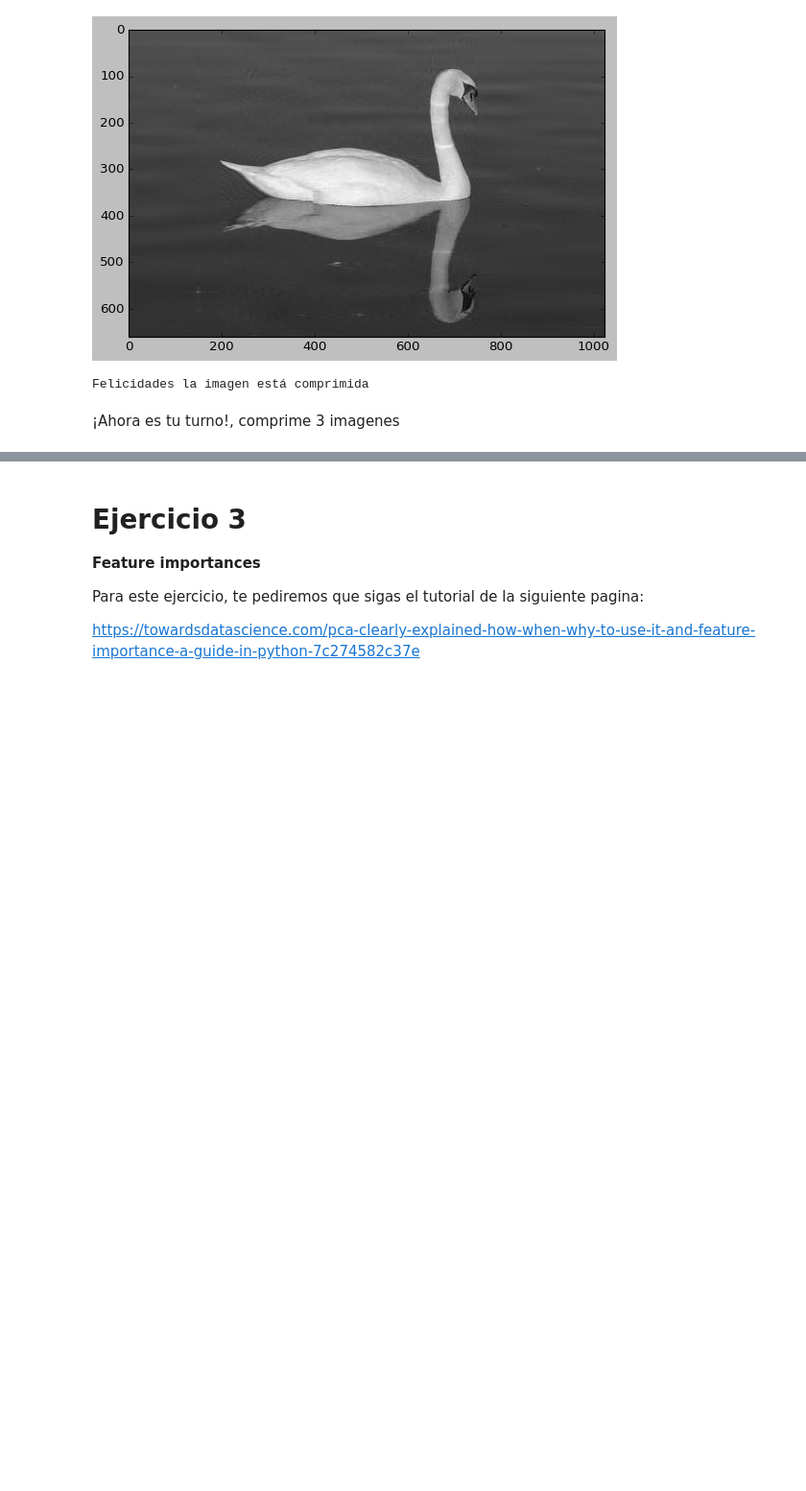
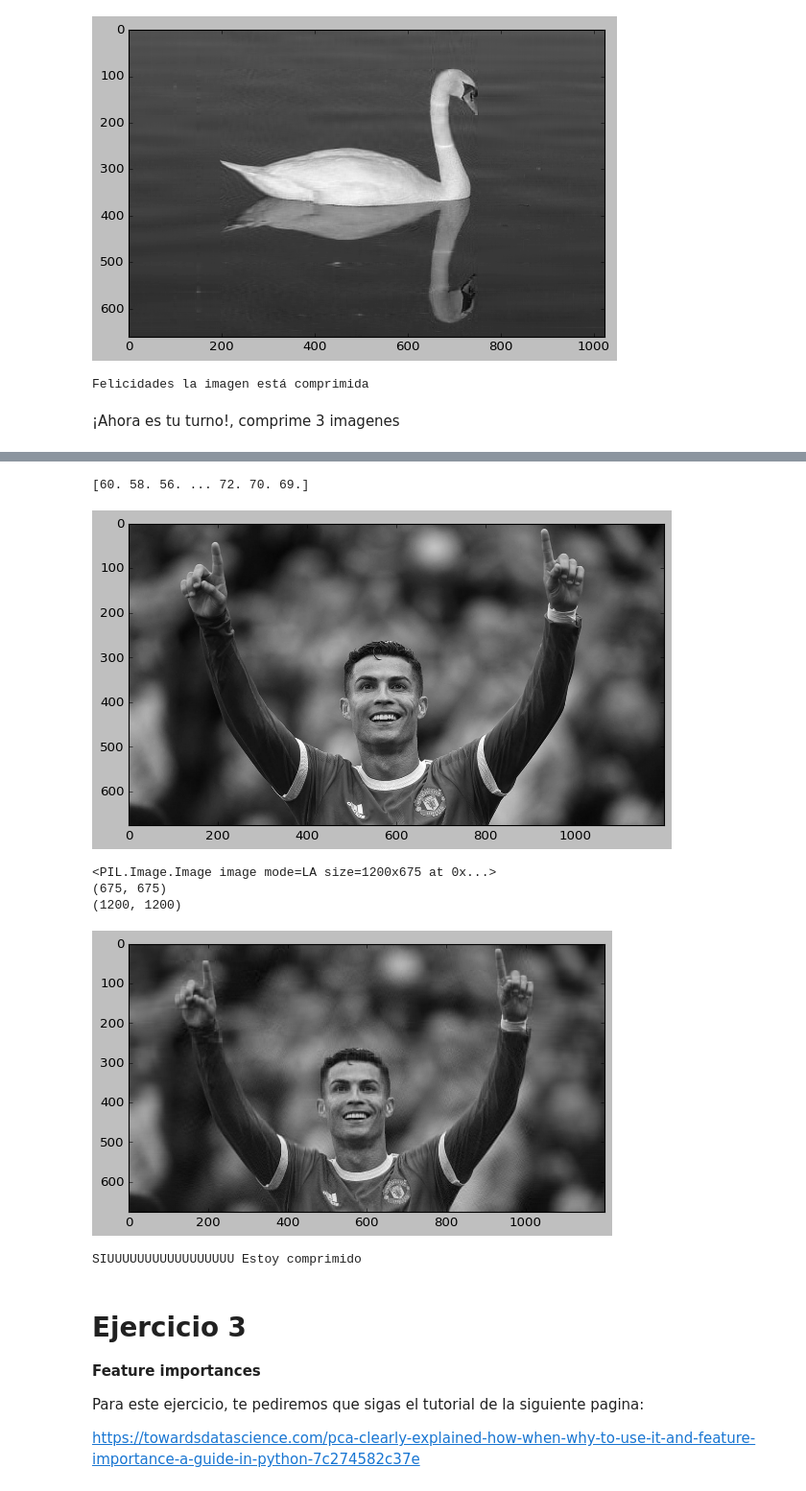
Before and after one commit to PosgradoMNA/actividades-de-aprendizaje-FranciscoMedellin, a Jupyter notebook: Contenido de Clases/Reduccion_dimensiones.ipynb, the cells around one changed output, grey strips where cells are left out. Shown at 96% size. Drawn from its saved outputs; the diff is of its cells as text; code cells hidden in the pictures; blank space fills up the shorter version.

```diff
--- a/Contenido de Clases/Reduccion_dimensiones.ipynb
+++ b/Contenido de Clases/Reduccion_dimensiones.ipynb
@@ -209,3 +455,57 @@ Felicidades la imagen está comprimida
+# %%
+#imagen 3
+from six.moves import urllib
+from PIL import Image
+import matplotlib.pyplot as plt
+import numpy as np
+
+plt.style.use('classic')
+img = Image.open(urllib.request.urlopen('https://www.telam.com.ar/thumbs/bluesteel/advf/imagenes/2022/09/632af88e4628b_1200.jpg')).convert('LA')
+#img = Image.open('lucy.jpg')
+imggray = img.convert('LA')
+imgmat = np.array(list(imggray.getdata(band=0)),float)
+
+print(imgmat)
+
+imgmat.shape = (imggray.size[1],imggray.size[0])
+
+plt.figure(figsize=(9,6))
+plt.imshow(imgmat,cmap='gray')
+plt.show()
+print(img)
+
+U,D,V = np.linalg.svd(imgmat)
+print(U.shape)
+print(V.shape)
+
+#Cuantos valores seran necesarios?
+#A=U*D*V
+#aqui los elegiremos---------------------------
+# por las dimensiones de este caso en particular
+#iremos de 0-675, siendo 675 como normalmente están los datos
+
+# Con 80 podemos observar que Ronaldo se ve casi igual, es decir conservamos aquello que en
+# realidad estaba aportando a la imagen en este caso :D por medio de la variabilidad
+nvalue = 80
+
+#------------------------------
+reconstimg = np.matrix(U[:,:nvalue])*np.diag(D[:nvalue])*np.matrix(V[:nvalue,:])
+#ve las dimensiones de la imagen y su descomposicion
+#811x811= U(675X675)D(675X1200)V(675x1200)
+        #=U(675Xnvalues)D(nvaluesXnvalue)V(nvaluesx1200)
+
+        #=U(675Xnvalue)(nvalueXnvalue)(nvalueX1200)
+plt.imshow(reconstimg,cmap='gray')
+plt.show()
+print("SIUUUUUUUUUUUUUUUUU Estoy comprimido")
+# %% [output]
+[60. 58. 56. ... 72. 70. 69.]
+[figure, added]
+<PIL.Image.Image image mode=LA size=1200x675 at 0x...>
+(675, 675)
+(1200, 1200)
+[figure, added]
+SIUUUUUUUUUUUUUUUUU Estoy comprimido
 # %% [markdown]
 # Ejercicio 3
 
```
Also changed, not shown: parts of 44 cells of this notebook.
